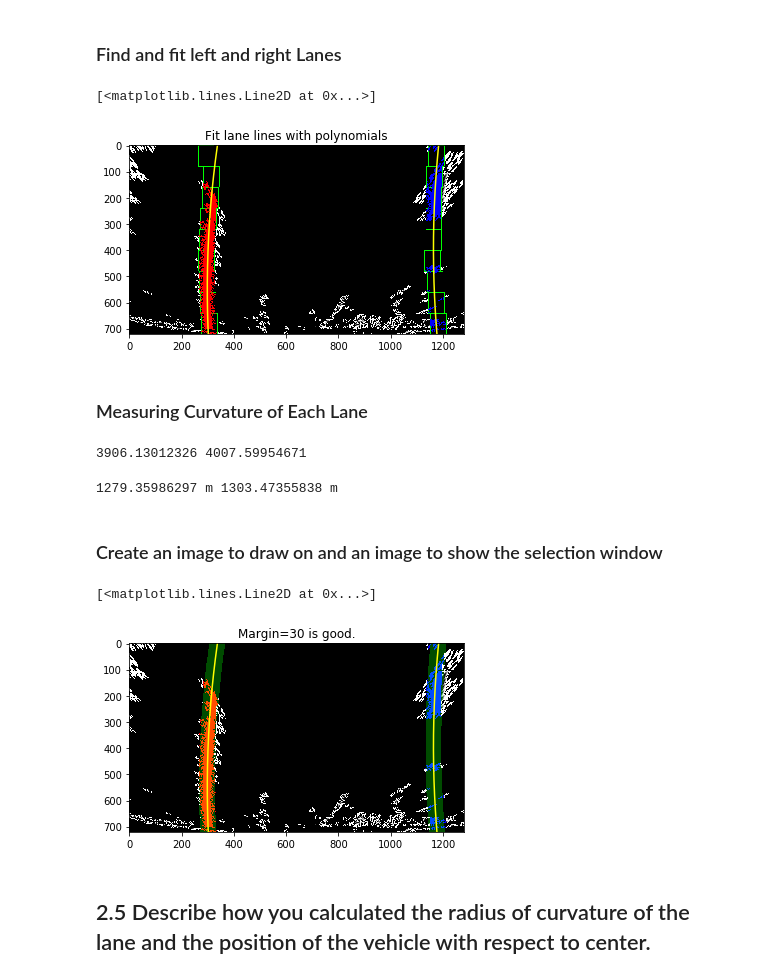
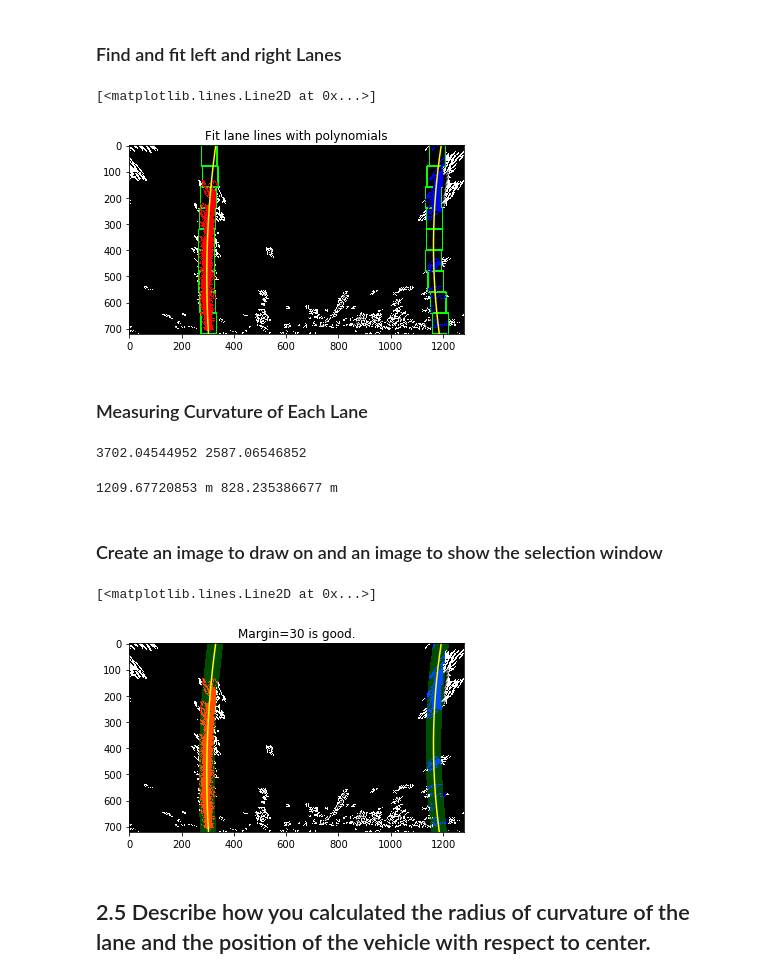
Before and after one commit to mgdreamingstar/CarND-Advanced-Lane-Lines, a Jupyter notebook: Advance-Lane-Lines.ipynb, the cells around one changed output. Saved outputs shown, nothing was run; the diff lists cells and outputs as text; code cells hidden in the pictures.

```diff
--- a/Advance-Lane-Lines.ipynb
+++ b/Advance-Lane-Lines.ipynb
@@ -527,7 +532,7 @@ def lanes_finding(image, margin=30):
     rightx_current = rightx_base
 
     # margin = 100
-    minpix = 50
+    minpix = 40
 
     left_lane_inds = [] # 逻辑值数组
     right_lane_inds = []
@@ -540,8 +545,8 @@ def lanes_finding(image, margin=30):
         win_xright_low = rightx_current - margin
         win_xright_high = rightx_current + margin
         # Draw the windows on the visualization image
-        cv2.rectangle(out_img,(win_xleft_low,win_y_low),(win_xleft_high,win_y_high),(0,255,0), 2) # 左边的方框
-        cv2.rectangle(out_img,(win_xright_low,win_y_low),(win_xright_high,win_y_high),(0,255,0), 2) # 右边的方框
+        cv2.rectangle(out_img,(win_xleft_low,win_y_low),(win_xleft_high,win_y_high),(0,255,0), 4) # 左边的方框
+        cv2.rectangle(out_img,(win_xright_low,win_y_low),(win_xright_high,win_y_high),(0,255,0), 4) # 右边的方框
         # Identify the nonzero pixels in x and y within the window
         good_left_inds = ((nonzeroy >= win_y_low) & (nonzeroy < win_y_high) &
                           (nonzerox >= win_xleft_low) & (nonzerox < win_xleft_high)).nonzero()[0] # 左边方框中点的个数
@@ -559,34 +564,34 @@ def lanes_finding(image, margin=30):
 
     left_lane_inds = np.concatenate(left_lane_inds) # 拉直
     right_lane_inds = np.concatenate(right_lane_inds)
 
     leftx = nonzerox[left_lane_inds] # 左边点的 x 坐标
     lefty = nonzeroy[left_lane_inds] # 左边点的 y 坐标
     rightx = nonzerox[right_lane_inds] # 右
     righty = nonzeroy[right_lane_inds]
 
     left_fit = np.polyfit(lefty, leftx, 2) # y 的 2 次多项式
     right_fit = np.polyfit(righty, rightx, 2)
 
     ploty = np.linspace(0, fit_image.shape[0]-1, fit_image.shape[0]) # y 坐标
     left_fitx = left_fit[0]*ploty**2 + left_fit[1]*ploty + left_fit[2] # x 左边的曲线坐标
     right_fitx = right_fit[0]*ploty**2 + right_fit[1]*ploty + right_fit[2] # x 右边的曲线坐标
 
     out_img[nonzeroy[left_lane_inds], nonzerox[left_lane_inds]] = [255, 0, 0] # 左边在方框中的点涂红
     out_img[nonzeroy[right_lane_inds], nonzerox[right_lane_inds]] = [0, 0, 255] # 蓝
     return out_img, left_lane_inds, right_lane_inds, nonzerox, nonzeroy, midpoint, leftx_base, rightx_base, leftx, rightx, lefty, righty, left_fitx, right_fitx, ploty, left_fit, right_fit
 
 out_img, left_lane_inds, right_lane_inds, nonzerox, nonzeroy, midpoint, leftx_base, rightx_base, leftx, rightx, lefty, righty, left_fitx, right_fitx, ploty, left_fit, right_fit = lanes_finding(cv2.imread(r'.\output_images\perspective_trans.jpg'))
 
 plt.imshow(out_img)
 plt.title('Fit lane lines with polynomials')
 plt.plot(left_fitx, ploty, color='yellow')
 plt.plot(right_fitx, ploty, color='yellow')
 # plt.xlim(0, 1280)
 # plt.ylim(720, 0)
 # %% [output]
 [<matplotlib.lines.Line2D at 0x...>]
-[figure, old version]
+[figure, new version]
 # %% [markdown]
 ### Measuring Curvature of Each Lane
 # %%
@@ -595,7 +600,7 @@ left_curverad = ((1 + (2*left_fit[0]*y_eval + left_fit[1])**2)**1.5) / np.absolu
 right_curverad = ((1 + (2*right_fit[0]*y_eval + right_fit[1])**2)**1.5) / np.absolute(2*right_fit[0])
 print(left_curverad, right_curverad)
 # %% [output]
-3906.13012326 4007.59954671
+3702.04544952 2587.06546852
 # %%
 # Define conversions in x and y from pixels space to meters
 def curvature(lefty = lefty, leftx = leftx, righty = righty, rightx = rightx, ploty = ploty):
@@ -615,7 +620,7 @@ left_curverad, right_curverad = curvature()
 print(left_curverad, 'm', right_curverad, 'm')
 # Example values: 632.1 m    626.2 m
 # %% [output]
-1279.35986297 m 1303.47355838 m
+1209.67720853 m 828.235386677 m
 # %% [markdown]
 ### Create an image to draw on and an image to show the selection window
 # %%
@@ -651,7 +656,7 @@ plt.plot(right_fitx, ploty, color='yellow')
 # plt.ylim(720, 0)
 # %% [output]
 [<matplotlib.lines.Line2D at 0x...>]
-[figure, old version]
+[figure, new version]
 # %% [markdown]
 ## 2.5 Describe how you calculated the radius of curvature of the lane and the position of the vehicle with respect to center.
 # %% [markdown]
```
Also changed, not shown: parts of 18 cells of this notebook, 7 other files.
